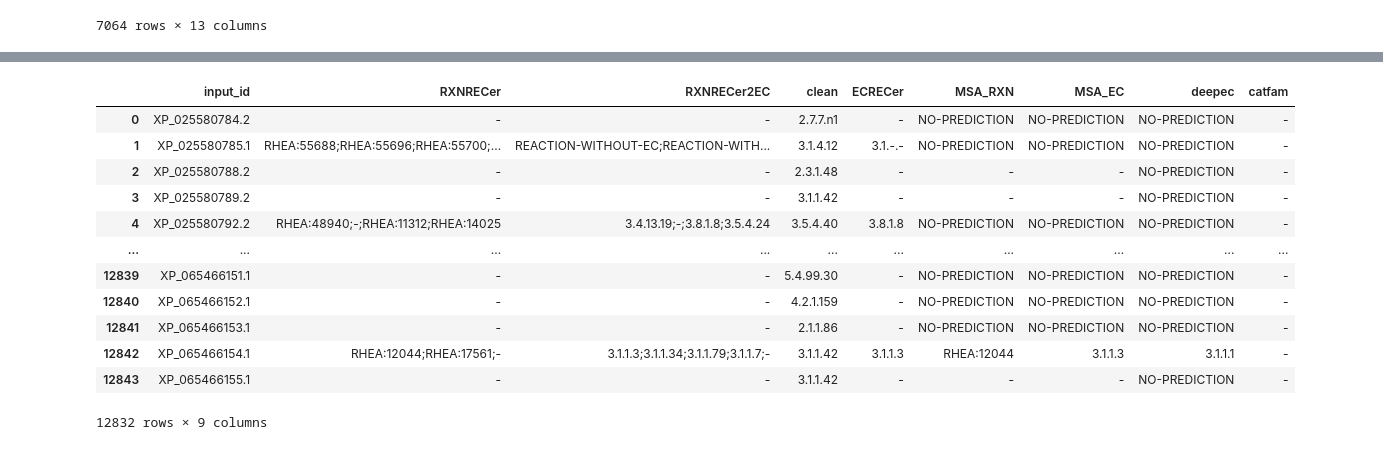
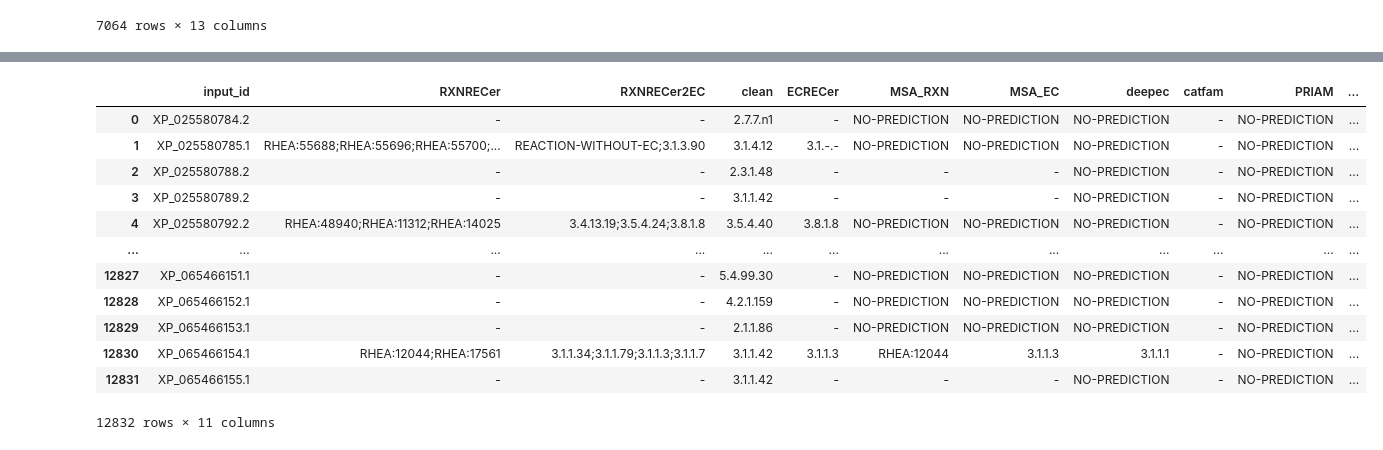
Before and after one commit to kingstdio/RXNRECer, a Jupyter notebook: case/fusarium_venenatum/fusarium.ipynb, the cells around one changed output, grey strips where cells are left out. Saved outputs shown, nothing was run; the diff lists cells and outputs as text; code cells hidden in the pictures.

```diff
--- a/case/fusarium_venenatum/fusarium.ipynb
+++ b/case/fusarium_venenatum/fusarium.ipynb
@@ -91,12 +88,13 @@ Load 14016 of proteins from trembl
 # %%
 file_input_fasta = f'{cfg.CASE_DIR}fusarium_venenatum/data/ncbi_protein.fasta'
 
-file_output_rxnrecer = f'{cfg.CASE_DIR}fusarium_venenatum/res/rxnrecer.feather'
+file_output_rxnrecer = f'{cfg.CASE_DIR}fusarium_venenatum/res/fusarium_ensemble_0524_morning.pkl'
 file_output_ecrecer = f'{cfg.CASE_DIR}fusarium_venenatum/res/ecrecer.tsv'
 file_output_clean = f'{cfg.CASE_DIR}fusarium_venenatum/res/clean.tsv'
 file_output_msa = f'{cfg.CASE_DIR}fusarium_venenatum/res/msa.tsv'
 file_out_deepec = f'{cfg.CASE_DIR}fusarium_venenatum/res/deepec'
 file_out_catfam = f'{cfg.CASE_DIR}fusarium_venenatum/res/catfam.tsv'
+file_out_priam = f'{cfg.CASE_DIR}fusarium_venenatum/res/priam.tsv'
 # %% [markdown]
 ### 2.1 RXNRECer
 # %%
@@ -135,8 +138,8 @@ file_out_catfam = f'{cfg.CASE_DIR}fusarium_venenatum/res/catfam.tsv'
 ## 3. 读取结果
 # %%
 # RXNRECer prediction for fusarium_venenatum
-res_rxnrecer = pd.read_feather(file_output_rxnrecer)
-res_rxnrecer.RXNRECer = res_rxnrecer.RXNRECer.apply(lambda x: x.rstrip(';-') if isinstance(x, str) and x.endswith(';-') else x) # 去掉结尾的;-
+res_rxnrecer = pd.read_pickle(file_output_rxnrecer)
+
 dict_rhea2ec = btools.load_dict_rxn2ec()
 res_rxnrecer['RXNRECer2EC'] = res_rxnrecer.RXNRECer.apply(lambda x: btools.transRXN2EC(rxns=x, dict_rxn2ec=dict_rhea2ec))
 res_rxnrecer['RXNRECer2EC'] = res_rxnrecer.RXNRECer2EC.apply(lambda x: (cfg.SPLITER).join(set(x.split(cfg.SPLITER))))  # EC去重
@@ -157,11 +160,21 @@ res_deepEC = btools.load_deepec_resluts(filepath=file_out_deepec+'/DeepEC_Result
 # CatFam
 res_catfam = btools.load_catfam_res(file_out_catfam).rename(columns={'id': 'input_id', 'ec_catfam':'catfam'})
 
+# PRIAM
+res_priam = pd.read_csv(file_out_priam, sep='\t', names=['input_id', 'PRIAM'])
+res_priam = (
+    res_priam
+    .groupby('input_id')['PRIAM']
+    .apply(lambda x: ';'.join(x.dropna().astype(str)) if x.notna().any() else 'NO-PREDICTION')
+    .reset_index()
+)
+
 res = res_rxnrecer[['input_id', 'RXNRECer', 'RXNRECer2EC']].merge(res_clean, on='input_id', how='left'
                                                         ).merge(res_ecrecer, on='input_id', how='left'
                                                         ).merge(res_msa, on='input_id', how='left'
                                                         ).merge(res_deepEC, on='input_id', how='left').fillna('NO-PREDICTION'
-                                                        ).merge(res_catfam, on='input_id', how='left')
+                                                        ).merge(res_catfam, on='input_id', how='left'
+                                                        ).merge(res_priam, on='input_id', how='left')
 res = res[res.input_id.isin(data_ncbi.uniprot_id)]
 
 res = res.merge(data_ncbi[['uniprot_id','seq_len']].rename(columns={'uniprot_id':'input_id'}), on='input_id' ,how='left')
@@ -342,5 +418,6 @@ res['ECRECer_3digit']=res.ECRECer.apply(lambda x: get_3digit_ec(x))
 res['MSA_EC_3digit']=res.MSA_EC.apply(lambda x: get_3digit_ec(x))
 res['deepec_3digit']=res.deepec.apply(lambda x: get_3digit_ec(x))
 res['catfam_3digit']=res.catfam.apply(lambda x: get_3digit_ec(x))
+res['priam_3digit']=res.PRIAM.apply(lambda x: get_3digit_ec(x))
 # %%
 # List of column names
@@ -408,3 +481,7 @@ res['rxnrecer_catfam_3digit'] = res.apply(
     lambda x: set(x.RXNRECer2EC_3digit.split(cfg.SPLITER)) == set(x.catfam_3digit.split(cfg.SPLITER)),
     axis=1
 )
+res['rxnrecer_priam_3digit'] = res.apply(
+    lambda x: set(x.RXNRECer2EC_3digit.split(cfg.SPLITER)) == set(x.priam_3digit.split(cfg.SPLITER)),
+    axis=1
+)
@@ -531,16 +626,16 @@ data_trembl[data_trembl.seq.isin(data_ncbi.seq)]
 # %%
-res
+res[res.]
 # %% [output]
-|  | input_id | RXNRECer | RXNRECer2EC | clean | ECRECer | MSA_RXN | MSA_EC | deepec | catfam |
-| 0 | XP_025580784.2 | - | - | 2.7.7.n1 | - | NO-PREDICTION | NO-PREDICTION | NO-PREDICTION | - |
-| 1 | XP_025580785.1 | RHEA:55688;RHEA:55696;RHEA:55700;... | REACTION-WITHOUT-EC;REACTION-WITH... | 3.1.4.12 | 3.1.-.- | NO-PREDICTION | NO-PREDICTION | NO-PREDICTION | - |
-| 2 | XP_025580788.2 | - | - | 2.3.1.48 | - | - | - | NO-PREDICTION | - |
-| 3 | XP_025580789.2 | - | - | 3.1.1.42 | - | - | - | NO-PREDICTION | - |
-| 4 | XP_025580792.2 | RHEA:48940;-;RHEA:11312;RHEA:14025 | 3.4.13.19;-;3.8.1.8;3.5.4.24 | 3.5.4.40 | 3.8.1.8 | NO-PREDICTION | NO-PREDICTION | NO-PREDICTION | - |
-| ... | ... | ... | ... | ... | ... | ... | ... | ... | ... |
-| 12839 | XP_065466151.1 | - | - | 5.4.99.30 | - | NO-PREDICTION | NO-PREDICTION | NO-PREDICTION | - |
-| 12840 | XP_065466152.1 | - | - | 4.2.1.159 | - | NO-PREDICTION | NO-PREDICTION | NO-PREDICTION | - |
-| 12841 | XP_065466153.1 | - | - | 2.1.1.86 | - | NO-PREDICTION | NO-PREDICTION | NO-PREDICTION | - |
-| 12842 | XP_065466154.1 | RHEA:12044;RHEA:17561;- | 3.1.1.3;3.1.1.34;3.1.1.79;3.1.1.7;- | 3.1.1.42 | 3.1.1.3 | RHEA:12044 | 3.1.1.3 | 3.1.1.1 | - |
-| 12843 | XP_065466155.1 | - | - | 3.1.1.42 | - | - | - | NO-PREDICTION | - |
+|  | input_id | RXNRECer | RXNRECer2EC | clean | ECRECer | MSA_RXN | MSA_EC | deepec | catfam | PRIAM | ... |
+| 0 | XP_025580784.2 | - | - | 2.7.7.n1 | - | NO-PREDICTION | NO-PREDICTION | NO-PREDICTION | - | NO-PREDICTION | ... |
+| 1 | XP_025580785.1 | RHEA:55688;RHEA:55696;RHEA:55700;... | REACTION-WITHOUT-EC;3.1.3.90 | 3.1.4.12 | 3.1.-.- | NO-PREDICTION | NO-PREDICTION | NO-PREDICTION | - | NO-PREDICTION | ... |
+| 2 | XP_025580788.2 | - | - | 2.3.1.48 | - | - | - | NO-PREDICTION | - | NO-PREDICTION | ... |
+| 3 | XP_025580789.2 | - | - | 3.1.1.42 | - | - | - | NO-PREDICTION | - | NO-PREDICTION | ... |
+| 4 | XP_025580792.2 | RHEA:48940;RHEA:11312;RHEA:14025 | 3.4.13.19;3.5.4.24;3.8.1.8 | 3.5.4.40 | 3.8.1.8 | NO-PREDICTION | NO-PREDICTION | NO-PREDICTION | - | NO-PREDICTION | ... |
+| ... | ... | ... | ... | ... | ... | ... | ... | ... | ... | ... | ... |
+| 12827 | XP_065466151.1 | - | - | 5.4.99.30 | - | NO-PREDICTION | NO-PREDICTION | NO-PREDICTION | - | NO-PREDICTION | ... |
+| 12828 | XP_065466152.1 | - | - | 4.2.1.159 | - | NO-PREDICTION | NO-PREDICTION | NO-PREDICTION | - | NO-PREDICTION | ... |
+| 12829 | XP_065466153.1 | - | - | 2.1.1.86 | - | NO-PREDICTION | NO-PREDICTION | NO-PREDICTION | - | NO-PREDICTION | ... |
+| 12830 | XP_065466154.1 | RHEA:12044;RHEA:17561 | 3.1.1.34;3.1.1.79;3.1.1.3;3.1.1.7 | 3.1.1.42 | 3.1.1.3 | RHEA:12044 | 3.1.1.3 | 3.1.1.1 | - | NO-PREDICTION | ... |
+| 12831 | XP_065466155.1 | - | - | 3.1.1.42 | - | - | - | NO-PREDICTION | - | NO-PREDICTION | ... |
-12832 rows × 9 columns
+12832 rows × 11 columns
```
Also changed, not shown: parts of 20 cells of this notebook, 24 other files.
